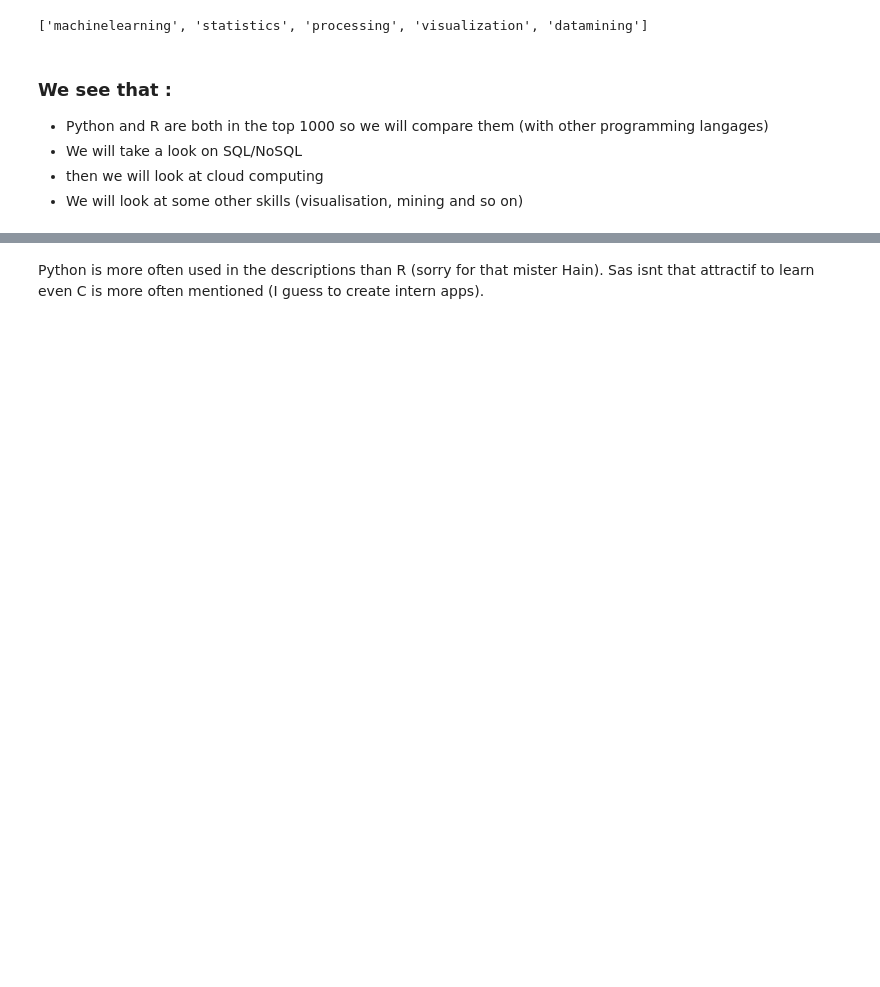
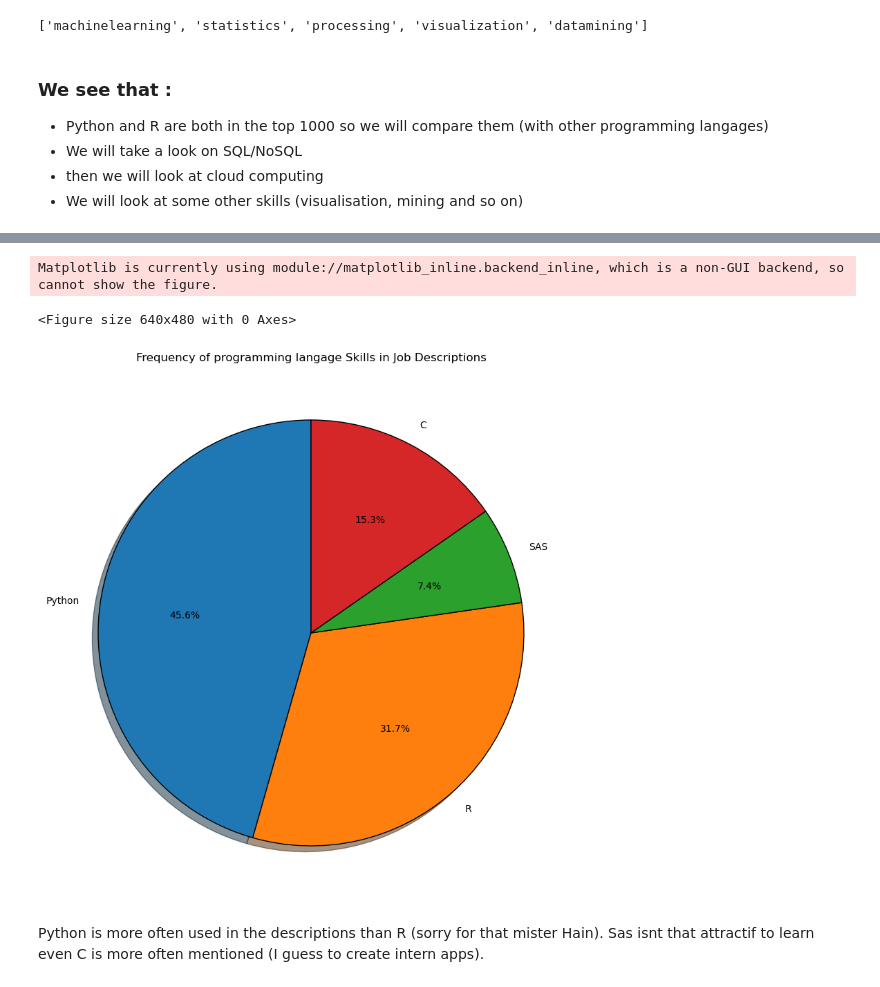
Before and after one commit to Neunreuther/NLP-Data-jobs, a Jupyter notebook: NLP.ipynb, the cells around one changed output, grey strips where cells are left out. Cells and saved outputs as stored; diff of their text form; code cells hidden in the pictures; blank space fills up the shorter version.

```diff
--- a/NLP.ipynb
+++ b/NLP.ipynb
@@ -215,3 +213,21 @@ fig.show()
+# %%
+python_count = corpus.count('python')
+r_count = corpus.count('r')
+sas_count = corpus.count('sas')
+c_count = corpus.count('c')
+
+g = plt.figure(1)
+slices2 = [python_count,r_count,sas_count,c_count]
+labels2 = ["Python","R","SAS","C"]
+plt.figure(figsize=(10,10))
+plt.pie(x=slices2,labels=labels2, wedgeprops={'edgecolor':'black'},shadow=True,
+       startangle=90,autopct="%1.1f%%")
+plt.title("Frequency of programming langage Skills in Job Descriptions")
+g.show()
+# %% [output]
+Matplotlib is currently using module://matplotlib_inline.backend_inline, which is a non-GUI backend, so cannot show the figure.
+<Figure size 640x480 with 0 Axes>
+[figure, added]
 # %% [markdown]
 Python is more often used in the descriptions than R (sorry for that mister Hain). Sas isnt that attractif to learn even C is more often mentioned (I guess to create intern apps).
 # %%
```
Also changed, not shown: parts of 52 cells of this notebook.
